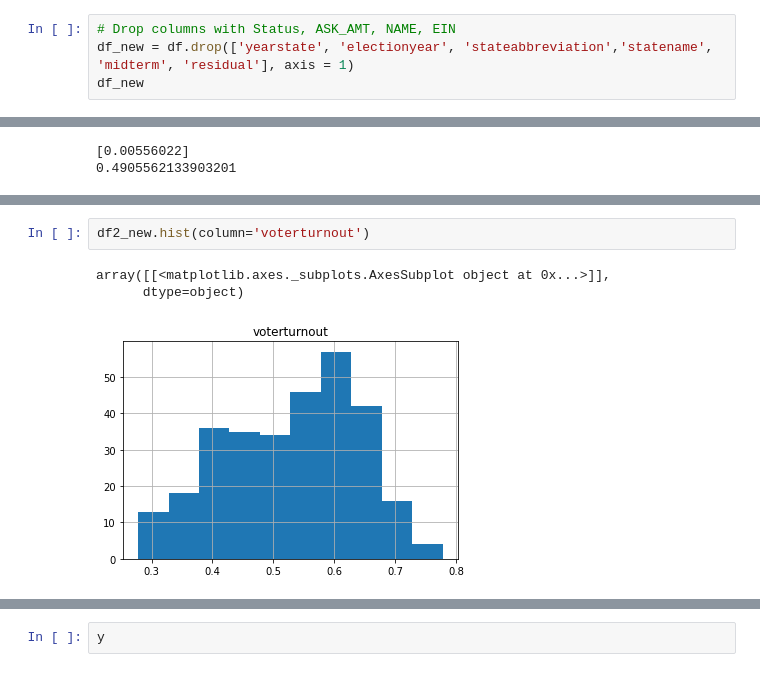
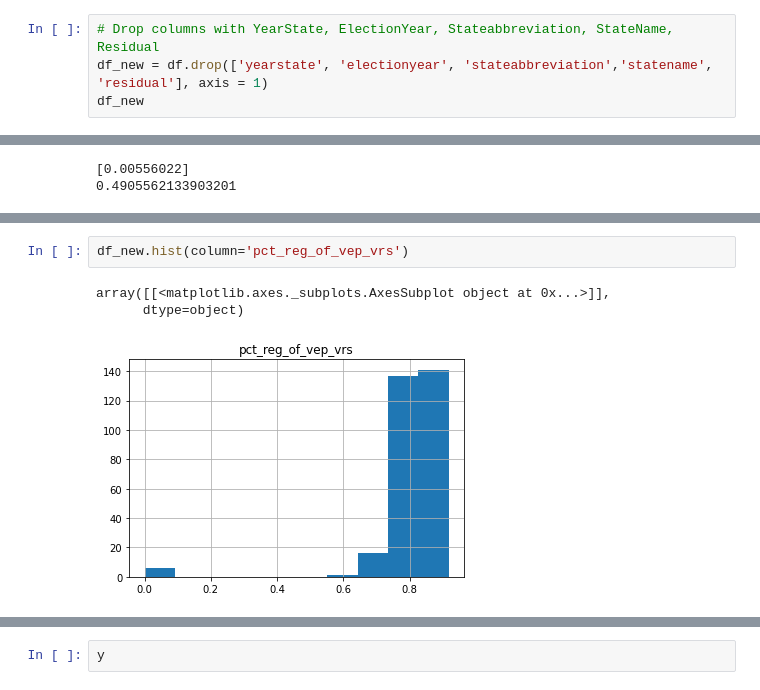
Before and after one commit to mmingoia/HTML_MN_Group_Project, a Jupyter notebook: election.ipynb, the cells around one changed output, grey strips where cells are left out. Saved outputs shown, nothing was run; the diff lists cells and outputs as text.

```diff
--- a/election.ipynb
+++ b/election.ipynb
@@ -69,8 +70,8 @@ percentcitizenasian           float64
 percentcitizenhispanic        float64
 dtype: object
 # %%
-# Drop columns with Status, ASK_AMT, NAME, EIN
-df_new = df.drop(['yearstate', 'electionyear', 'stateabbreviation','statename', 'midterm', 'residual'], axis = 1)
+# Drop columns with YearState, ElectionYear, Stateabbreviation, StateName, Residual
+df_new = df.drop(['yearstate', 'electionyear', 'stateabbreviation','statename', 'residual'], axis = 1)
 df_new
 # %% [output]
 |  | voterturnout | competivness | website_pollingplace | website_reg_status | website_precinct_ballot | ... |
@@ -323,6 +302,6 @@ print(model.intercept_)
 # %%
-df2_new.hist(column='voterturnout')
+df_new.hist(column='pct_reg_of_vep_vrs')
 # %% [output]
 array([[<matplotlib.axes._subplots.AxesSubplot object at 0x...>]],
       dtype=object)
-[figure, old version]
+[figure, new version]
```
Also changed, not shown: parts of 80 cells of this notebook, 2 other files.
